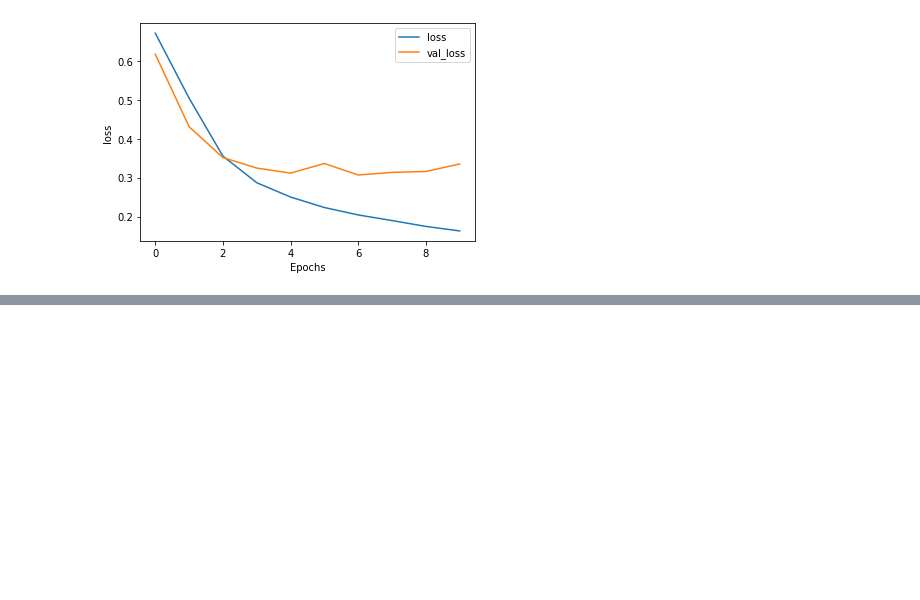
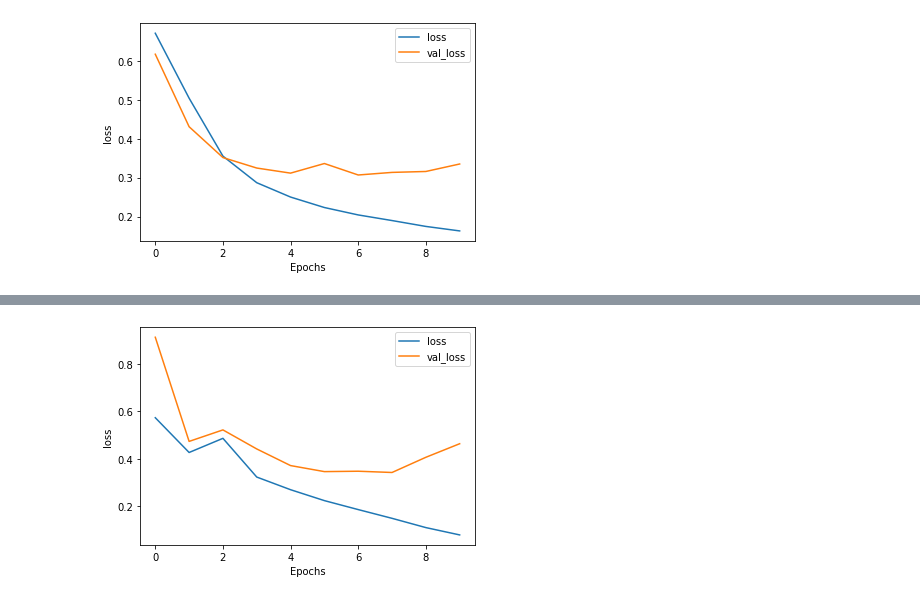
Before and after one commit to StanleyLiangYork/NLP_deepLearning, a Jupyter notebook: text_classification.ipynb, the cells around one changed output, grey strips where cells are left out. Saved outputs shown, nothing was run; the diff lists cells and outputs as text; code cells hidden in the pictures; blank space fills up the shorter version.

```diff
--- a/text_classification.ipynb
+++ b/text_classification.ipynb
@@ -743,0 +910,4 @@ else:
+# %%
+plot_graphs(history, 'loss')
+# %% [output]
+[figure, added]
```
Also changed, not shown: parts of 18 cells of this notebook.
